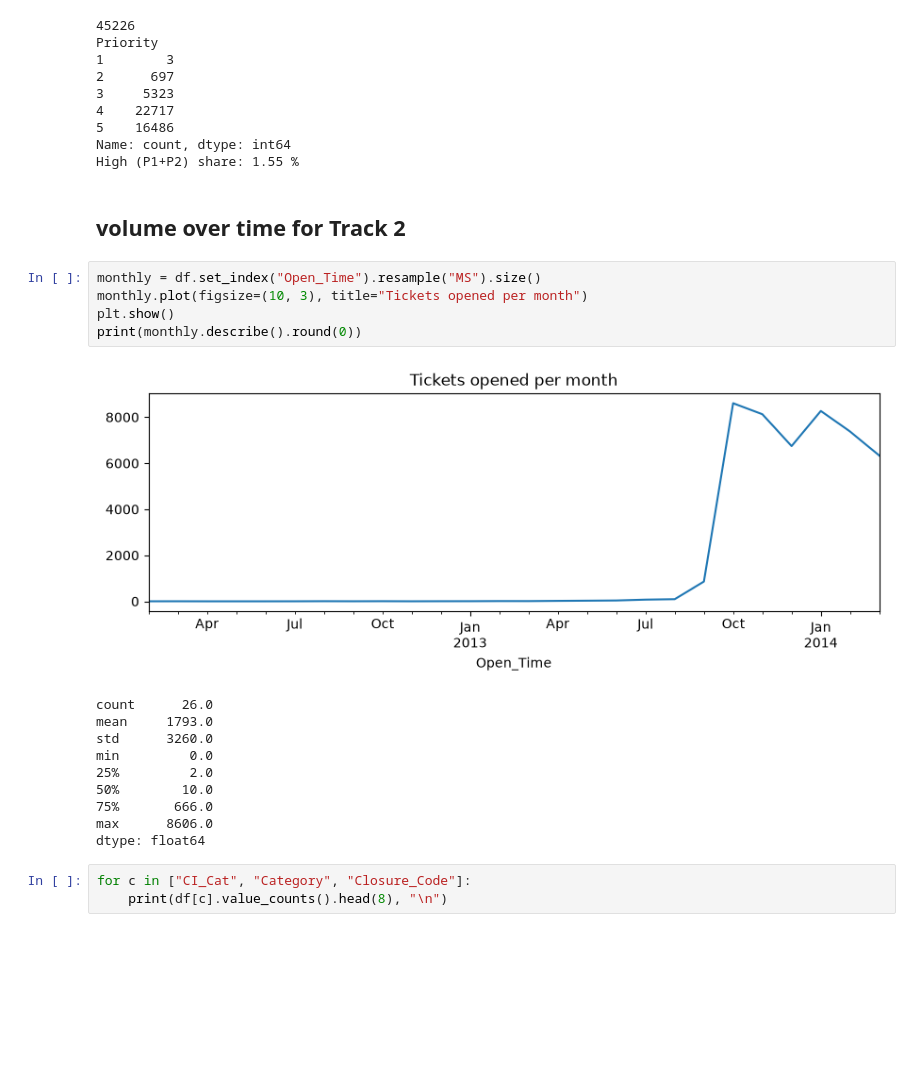
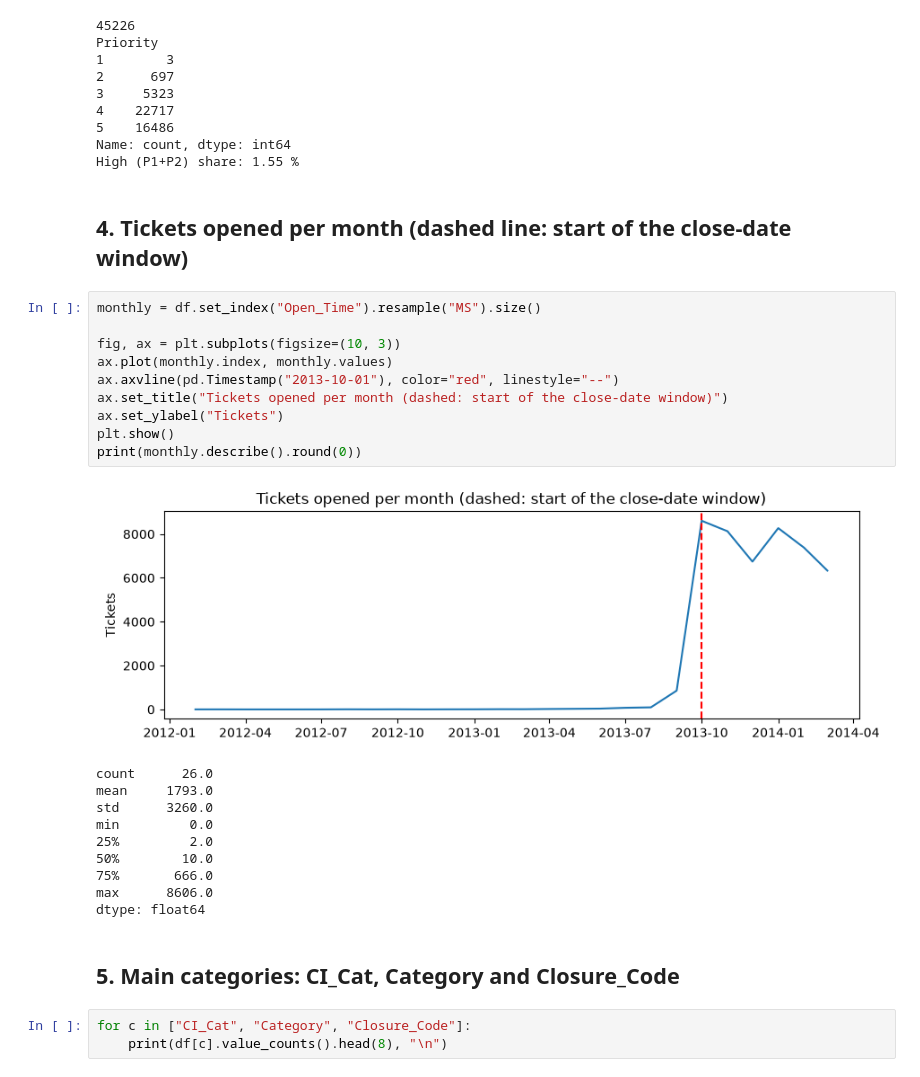
Before and after one commit to MaruvoorArasiM/itsm-ml-project, a Jupyter notebook: notebooks/04_eda.ipynb, the cells around one changed output. Cells and saved outputs as stored; diff of their text form; blank space fills up the shorter version.

```diff
--- a/notebooks/04_eda.ipynb
+++ b/notebooks/04_eda.ipynb
@@ -33,15 +39,20 @@ Priority
 5    16486
 Name: count, dtype: int64
 High (P1+P2) share: 1.55 %
-# %% [markdown]
-## volume over time for Track 2
+# %% [markdown]
+## 4. Tickets opened per month (dashed line: start of the close-date window)
 # %%
 monthly = df.set_index("Open_Time").resample("MS").size()
-monthly.plot(figsize=(10, 3), title="Tickets opened per month")
+
+fig, ax = plt.subplots(figsize=(10, 3))
+ax.plot(monthly.index, monthly.values)
+ax.axvline(pd.Timestamp("2013-10-01"), color="red", linestyle="--")
+ax.set_title("Tickets opened per month (dashed: start of the close-date window)")
+ax.set_ylabel("Tickets")
 plt.show()
 print(monthly.describe().round(0))
 # %% [output]
-[figure, old version]
+[figure, new version]
 count      26.0
 mean     1793.0
 std      3260.0
@@ -51,6 +62,8 @@ min         0.0
 75%       666.0
 max      8606.0
 dtype: float64
+# %% [markdown]
+## 5. Main categories: CI_Cat, Category and Closure_Code
 # %%
 for c in ["CI_Cat", "Category", "Closure_Code"]:
     print(df[c].value_counts().head(8), "\n")
```
Also changed, not shown: parts of 25 cells of this notebook, 3 other files.
